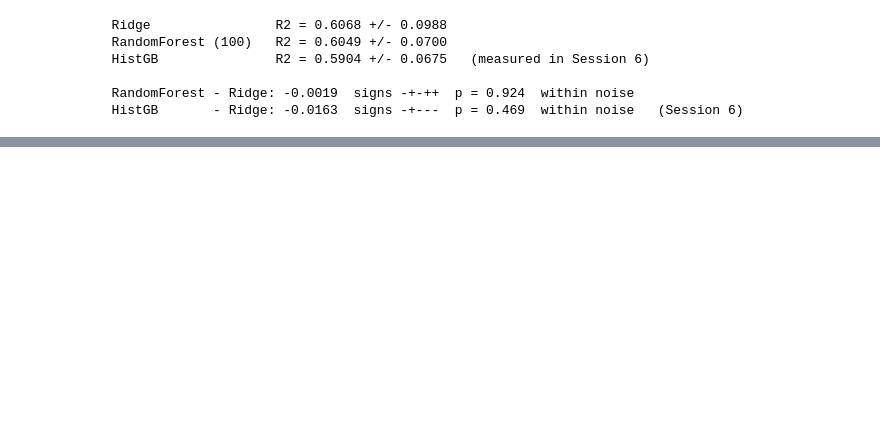
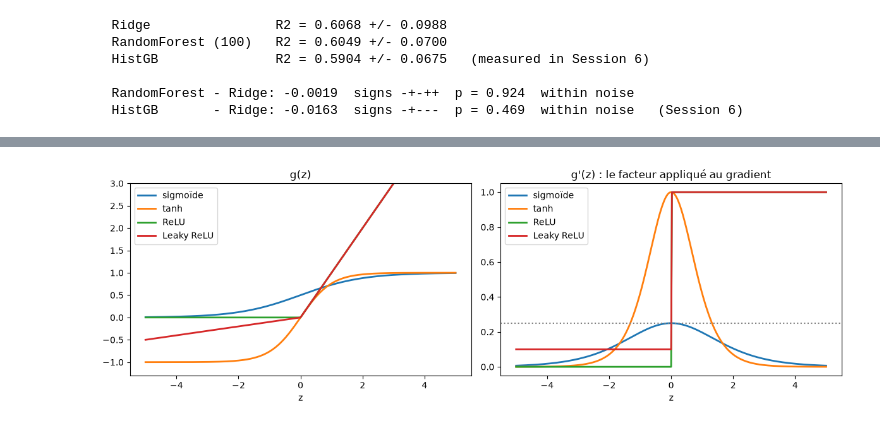
Before and after one commit to Mantasarr/DS-ML-DL-Course-Masters1-MIAS, a Jupyter notebook: notebooks/Mame_Anta_SARR&&FAVOUR_GAGLOZOU.ipynb, the cells around one changed output, grey strips where cells are left out. Drawn from its saved outputs; the diff is of its cells as text; code cells hidden in the pictures; blank space fills up the shorter version.

```diff
--- a/notebooks/Mame_Anta_SARR&&FAVOUR_GAGLOZOU.ipynb
+++ b/notebooks/Mame_Anta_SARR&&FAVOUR_GAGLOZOU.ipynb
@@ -4998,0 +5450,4 @@ Enfin, le Model Card v1 synthétise les conditions d'utilisation et les limites
+# %%
+def sigmoide(z):
+    # Écrase n'importe quel réel dans (0, 1) : la sortie se lit comme une probabilité.
+    return 1.0 / (1.0 + np.exp(-z))
@@ -4998,0 +5654,15 @@ Enfin, le Model Card v1 synthétise les conditions d'utilisation et les limites
+# %%
+# Vérification par finite differences (voir TD 2) : on compare chaque dérivée codée
+# à la pente mesurée numériquement. On évite z proche de 0, où ReLU n'est pas
+# dérivable.
+z_test = np.random.default_rng(0).uniform(-4, 4, 200)
+z_test = z_test[np.abs(z_test) > 1e-3]
+h = 1e-6
+for nom, g, dg in [("sigmoïde", sigmoide, d_sigmoide), ("tanh", tanh, d_tanh),
+                   ("ReLU", relu, d_relu), ("Leaky ReLU", leaky_relu, d_leaky_relu)]:
+    try:
+        pente = (g(z_test + h) - g(z_test - h)) / (2 * h)
+        ecart = np.abs(pente - dg(z_test)).max()
+        print(f"  {nom:10s} écart max {ecart:.1e}   {'OK' if ecart < 1e-6 else 'à revoir'}")
+    except NotImplementedError:
+        print(f"  {nom:10s} à compléter")
@@ -4998,0 +5702,16 @@ Enfin, le Model Card v1 synthétise les conditions d'utilisation et les limites
+# %%
+z = np.linspace(-5, 5, 401)
+fig, axes = plt.subplots(1, 2, figsize=(12, 4))
+for nom, g, dg in [("sigmoïde", sigmoide, d_sigmoide), ("tanh", tanh, d_tanh),
+                   ("ReLU", relu, d_relu), ("Leaky ReLU", leaky_relu, d_leaky_relu)]:
+    axes[0].plot(z, g(z), lw=2, label=nom)
+    axes[1].plot(z, dg(z), lw=2, label=nom)
+axes[0].set(title="g(z)", xlabel="z", ylim=(-1.3, 3))
+axes[1].set(title="g'(z) : le facteur appliqué au gradient", xlabel="z")
+axes[1].axhline(0.25, color="grey", ls=":")
+for ax in axes:
+    ax.legend()
+plt.tight_layout()
+plt.show()
+# %% [output]
+[figure, added]
```
Also changed, not shown: parts of 227 cells of this notebook, 1 other file.
